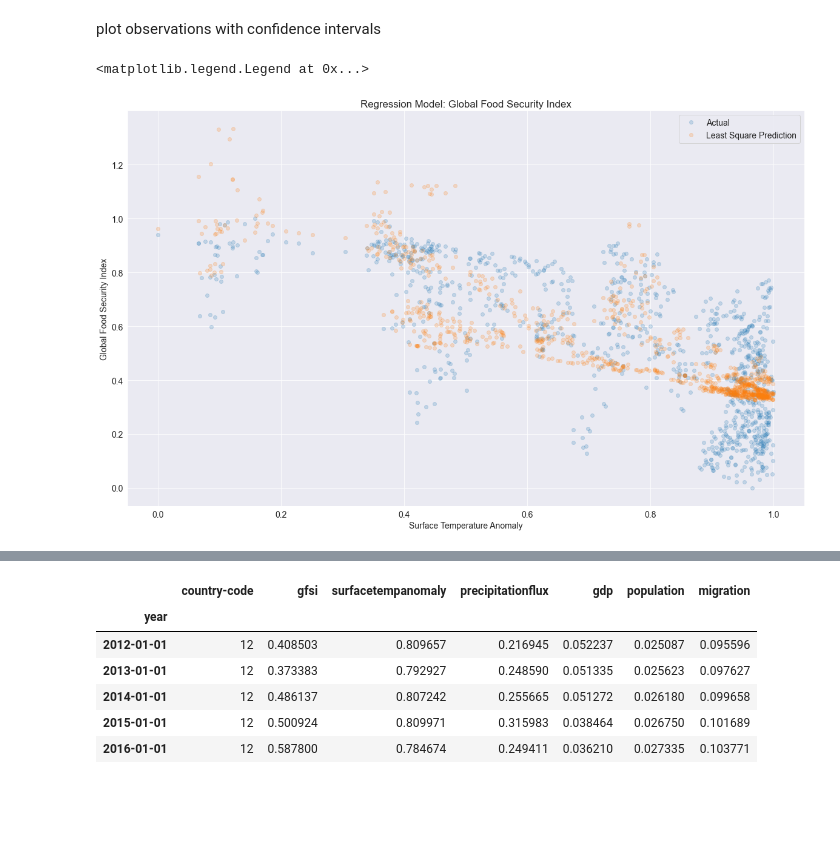
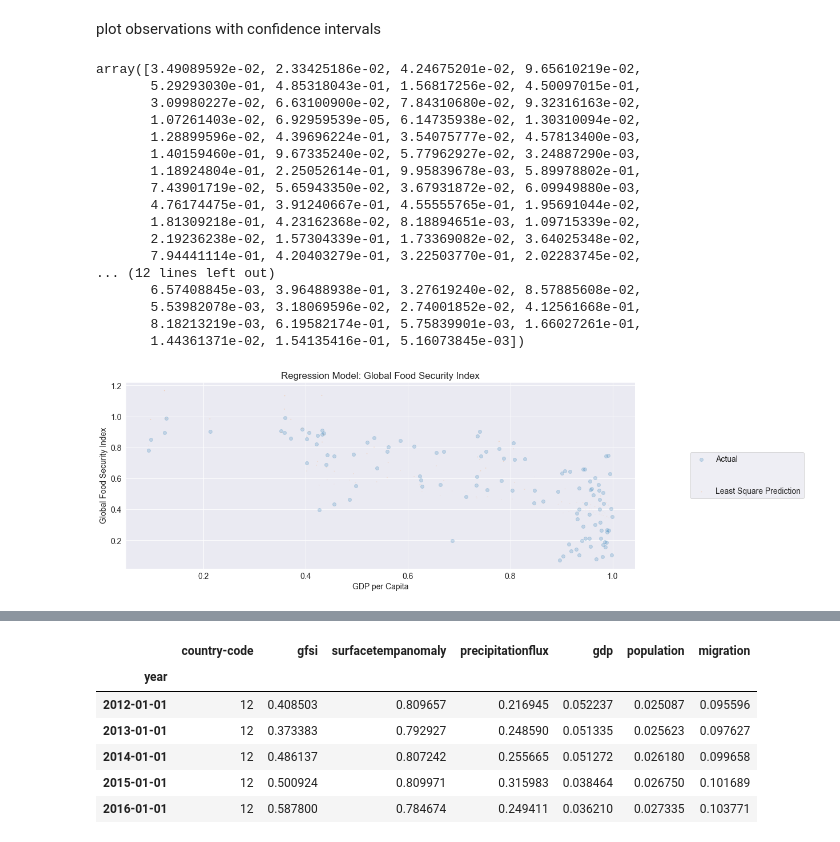
Before and after one commit to njmobley/DSKUS_Team2, a Jupyter notebook: regression.ipynb, the cells around one changed output, grey strips where cells are left out. Drawn from its saved outputs; the diff is of its cells as text; code cells hidden in the pictures; blank space fills up the shorter version.

Commit message:
final model

```diff
--- a/regression.ipynb
+++ b/regression.ipynb
@@ -142,8 +142,8 @@ def next_possible_feature (X_npf, y_npf, current_features, ignore_features=[]):
                                                           ascending = False)
     display(function_df.head())
 # %%
-X = df[['surfacetempanomaly', 'precipitationflux', 'gdp', 'population', 'migration']]
-y = df.gfsi
+X = df_pairs[['surfacetempanomaly', 'precipitationflux', 'gdp', 'population', 'migration']]
+y = df_pairs.gfsi
 model = sm.OLS(y, sm.add_constant(X)).fit()
 # %%
 model.summary()
@@ -175,19 +175,38 @@ Notes:
 As we can see the signifcant variables are surfacetempanomaly, gdp, and migration.
 # %% [markdown]
 plot observations with confidence intervals
+# %%
+np.array(X.gdp)
+# %% [output]
+array([3.49089592e-02, 2.33425186e-02, 4.24675201e-02, 9.65610219e-02,
+       5.29293030e-01, 4.85318043e-01, 1.56817256e-02, 4.50097015e-01,
+       3.09980227e-02, 6.63100900e-02, 7.84310680e-02, 9.32316163e-02,
+       1.07261403e-02, 6.92959539e-05, 6.14735938e-02, 1.30310094e-02,
+       1.28899596e-02, 4.39696224e-01, 3.54075777e-02, 4.57813400e-03,
+       1.40159460e-01, 9.67335240e-02, 5.77962927e-02, 3.24887290e-03,
+       1.18924804e-01, 2.25052614e-01, 9.95839678e-03, 5.89978802e-01,
+       7.43901719e-02, 5.65943350e-02, 3.67931872e-02, 6.09949880e-03,
+       4.76174475e-01, 3.91240667e-01, 4.55555765e-01, 1.95691044e-02,
+       1.81309218e-01, 4.23162368e-02, 8.18894651e-03, 1.09715339e-02,
+       2.19236238e-02, 1.57304339e-01, 1.73369082e-02, 3.64025348e-02,
+       7.94441114e-01, 4.20403279e-01, 3.22503770e-01, 2.02283745e-02,
+... (12 lines left out)
+       6.57408845e-03, 3.96488938e-01, 3.27619240e-02, 8.57885608e-02,
+       5.53982078e-03, 3.18069596e-02, 2.74001852e-02, 4.12561668e-01,
+       8.18213219e-03, 6.19582174e-01, 5.75839901e-03, 1.66027261e-01,
+       1.44361371e-02, 1.54135416e-01, 5.16073845e-03])
 # %%
 pred_ols = model.get_prediction()
 iv_l = pred_ols.summary_frame()["obs_ci_lower"]
 iv_u = pred_ols.summary_frame()["obs_ci_upper"]
 
-fig, ax = plt.subplots(figsize=(20, 12))
 
-ax.plot(X.surfacetempanomaly, y, "o", alpha=0.2, label="Actual")
-ax.plot(X.surfacetempanomaly, model.fittedvalues, "o", alpha=0.2, label="Least Square Prediction")
-ax.set_ylabel('Global Food Security Index')
-ax.set_xlabel('Surface Temperature Anomaly')
-ax.set_title('Regression Model: Global Food Security Index')
-ax.legend(loc="best")
+plt.scatter(X.surfacetempanomaly, y, alpha=0.2, label="Actual")
+plt.scatter(X.surfacetempanomaly, model.fittedvalues, alpha=0.2, s=X.gdp, label="Least Square Prediction")
+plt.ylabel('Global Food Security Index')
+plt.xlabel('GDP per Capita')
+plt.title('Regression Model: Global Food Security Index')
+plt.legend(loc='center left', bbox_to_anchor=(1.1, 0.5), labelspacing=3)
+plt.show()
 # %% [output]
-<matplotlib.legend.Legend at 0x...>
-[figure, old version]
+[figure, new version]
```
Also changed, not shown: parts of 2 cells of this notebook, 10 other files.
